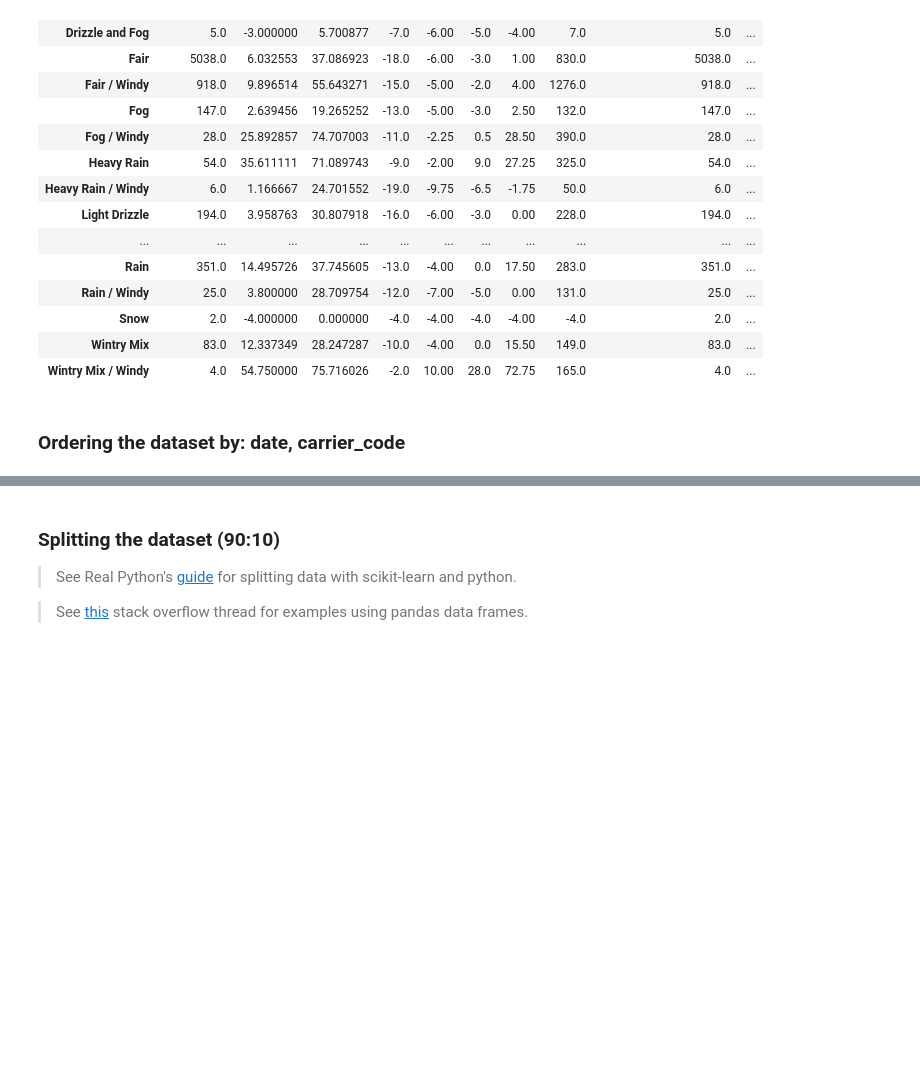
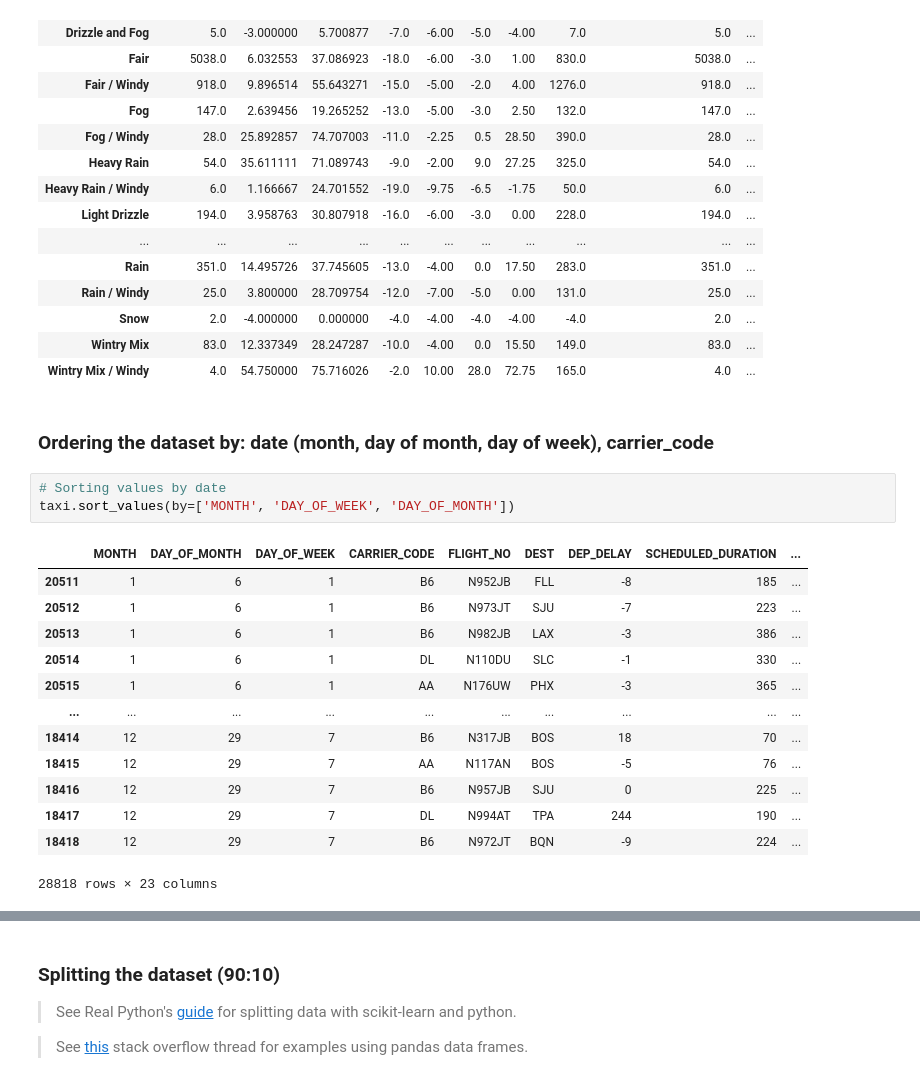
Before and after one commit to catstacks/TDADSAssignments, a Jupyter notebook: LinReg.ipynb, the cells around one changed output, grey strips where cells are left out. Drawn from its saved outputs; the diff is of its cells as text; blank space fills up the shorter version.

Commit message:
Update ordering the dataset

```diff
--- a/LinReg.ipynb
+++ b/LinReg.ipynb
@@ -193,4 +193,21 @@ condition.groupby(['Condition']).describe() # creates dataframe grouped by Condi
 | Wintry Mix | 83.0 | 12.337349 | 28.247287 | -10.0 | -4.00 | 0.0 | 15.50 | 149.0 | 83.0 | ... |
 | Wintry Mix / Windy | 4.0 | 54.750000 | 75.716026 | -2.0 | 10.00 | 28.0 | 72.75 | 165.0 | 4.0 | ... |
 # %% [markdown]
-### Ordering the dataset by: date, carrier_code
+### Ordering the dataset by: date (month, day of month, day of week), carrier_code
+# %%
+# Sorting values by date
+taxi.sort_values(by=['MONTH', 'DAY_OF_WEEK', 'DAY_OF_MONTH'])
+# %% [output]
+|  | MONTH | DAY_OF_MONTH | DAY_OF_WEEK | CARRIER_CODE | FLIGHT_NO | DEST | DEP_DELAY | SCHEDULED_DURATION | ... |
+| 20511 | 1 | 6 | 1 | B6 | N952JB | FLL | -8 | 185 | ... |
+| 20512 | 1 | 6 | 1 | B6 | N973JT | SJU | -7 | 223 | ... |
+| 20513 | 1 | 6 | 1 | B6 | N982JB | LAX | -3 | 386 | ... |
+| 20514 | 1 | 6 | 1 | DL | N110DU | SLC | -1 | 330 | ... |
+| 20515 | 1 | 6 | 1 | AA | N176UW | PHX | -3 | 365 | ... |
+| ... | ... | ... | ... | ... | ... | ... | ... | ... | ... |
+| 18414 | 12 | 29 | 7 | B6 | N317JB | BOS | 18 | 70 | ... |
+| 18415 | 12 | 29 | 7 | AA | N117AN | BOS | -5 | 76 | ... |
+| 18416 | 12 | 29 | 7 | B6 | N957JB | SJU | 0 | 225 | ... |
+| 18417 | 12 | 29 | 7 | DL | N994AT | TPA | 244 | 190 | ... |
+| 18418 | 12 | 29 | 7 | B6 | N972JT | BQN | -9 | 224 | ... |
+28818 rows × 23 columns
```
Also changed, not shown: parts of 2 cells of this notebook.
